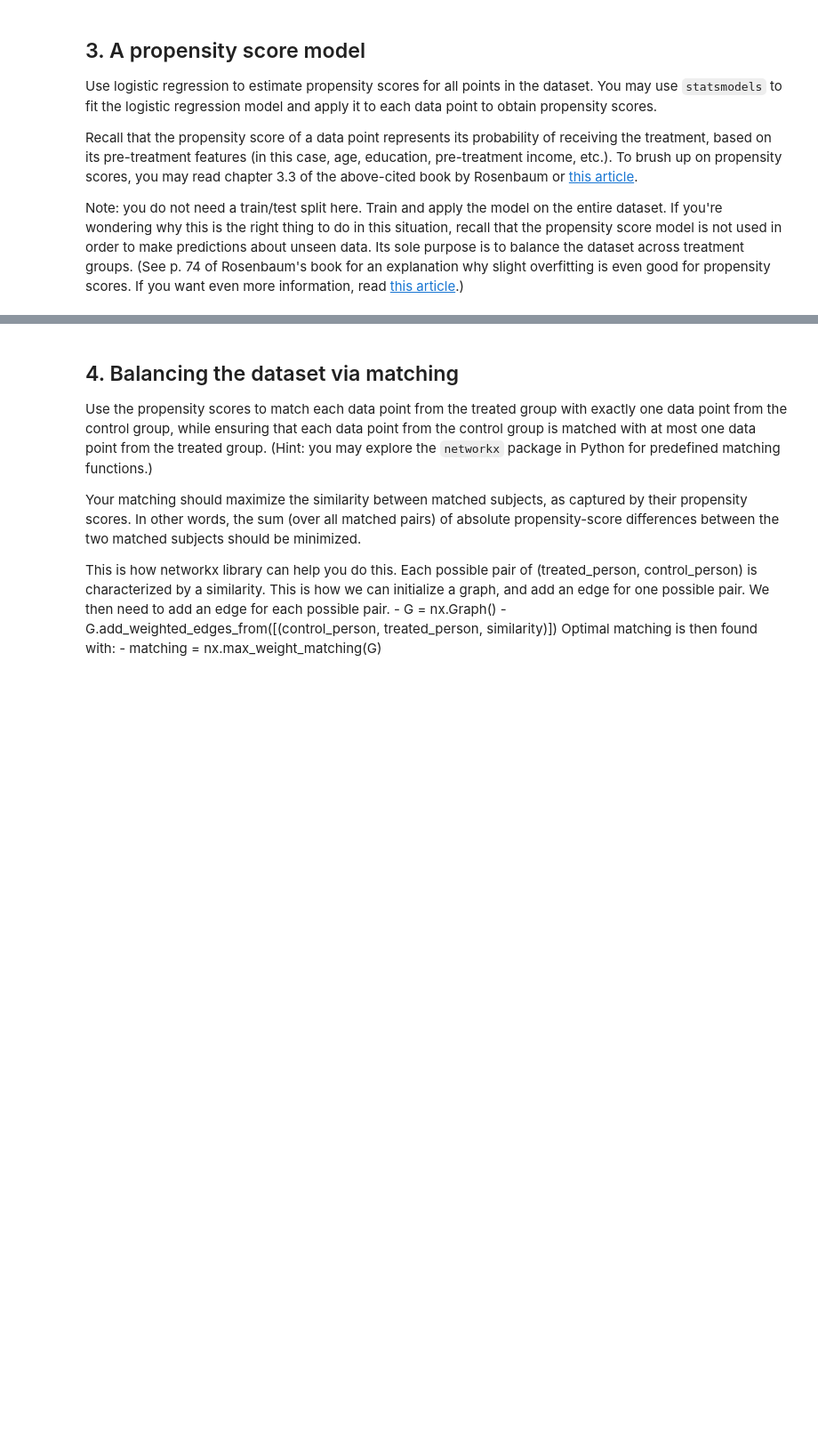
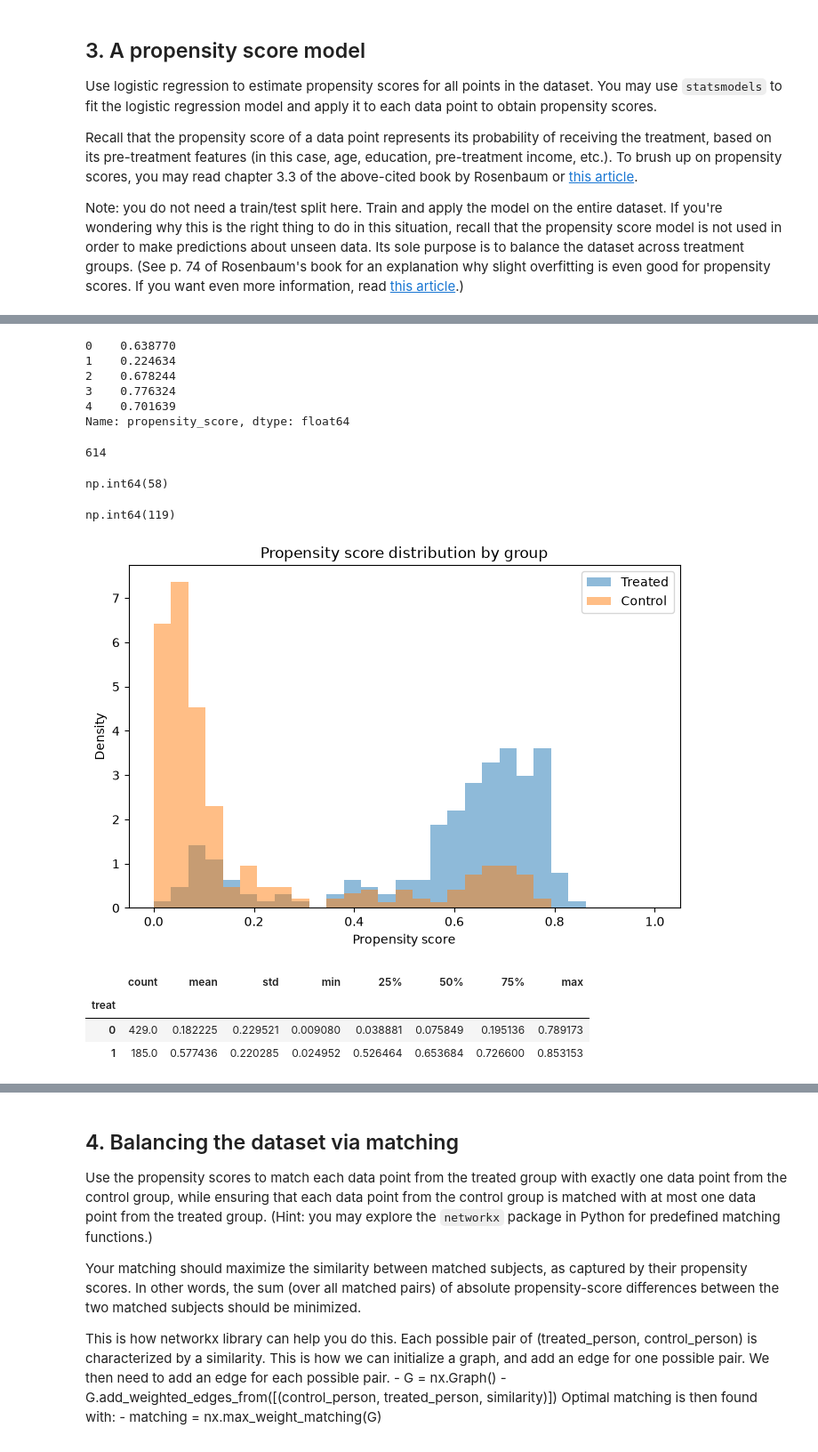
Before and after one commit to mt-tschudin/ADA2026, a Jupyter notebook: Exercises/05 - Causal analysis of observational data/Observational studies exercise.ipynb, the cells around one changed output, grey strips where cells are left out. Shown at 89% size. Cells and saved outputs as stored; diff of their text form; code cells hidden in the pictures; blank space fills up the shorter version.

```diff
--- a/Exercises/05 - Causal analysis of observational data/Observational studies exercise.ipynb
+++ b/Exercises/05 - Causal analysis of observational data/Observational studies exercise.ipynb
@@ -202,0 +384,7 @@ If you want even more information, read [this article](https://www.ncbi.nlm.nih.
+# %%
+''' your code and explanations '''
+mod = smf.logit(formula='treat ~ age + educ + C(race) + married + nodegree + re74 +re75', data=df)
+
+
+res = mod.fit()
+print(res.summary())
@@ -202,0 +414,46 @@ If you want even more information, read [this article](https://www.ncbi.nlm.nih.
+# %%
+df['propensity_score'] = res.predict()
+
+df['propensity_score'].head()        # first 5 values
+# %% [output]
+0    0.638770
+1    0.224634
+2    0.678244
+3    0.776324
+4    0.701639
+Name: propensity_score, dtype: float64
+# %%
+len(res.predict())          # should be 614
+# %% [output]
+614
+# %%
+((df['treat'] == 0) & (df['propensity_score'] > 0.6)).sum()
+# %% [output]
+np.int64(58)
+# %%
+((df['treat'] == 1) & (df['propensity_score'] > 0.6)).sum()
+# %% [output]
+np.int64(119)
+# %%
+bins_ps = np.linspace(0, 1, 30)
+
+plt.figure(figsize=(8, 5))
+plt.hist(df.loc[mask_treat, 'propensity_score'], bins=bins_ps, density=True,
+         alpha=0.5, label='Treated')
+plt.hist(df.loc[mask_no_treat, 'propensity_score'], bins=bins_ps, density=True,
+         alpha=0.5, label='Control')
+
+plt.xlabel('Propensity score')
+plt.ylabel('Density')
+plt.title('Propensity score distribution by group')
+plt.legend()
+plt.show()
+
+# numbers per group
+df.groupby('treat')['propensity_score'].describe()
+# %% [output]
+[figure, added]
+|  | count | mean | std | min | 25% | 50% | 75% | max |
+| treat |  |  |  |  |  |  |  |  |
+| 0 | 429.0 | 0.182225 | 0.229521 | 0.009080 | 0.038881 | 0.075849 | 0.195136 | 0.789173 |
+| 1 | 185.0 | 0.577436 | 0.220285 | 0.024952 | 0.526464 | 0.653684 | 0.726600 | 0.853153 |
```
Also changed, not shown: parts of 48 cells of this notebook.
